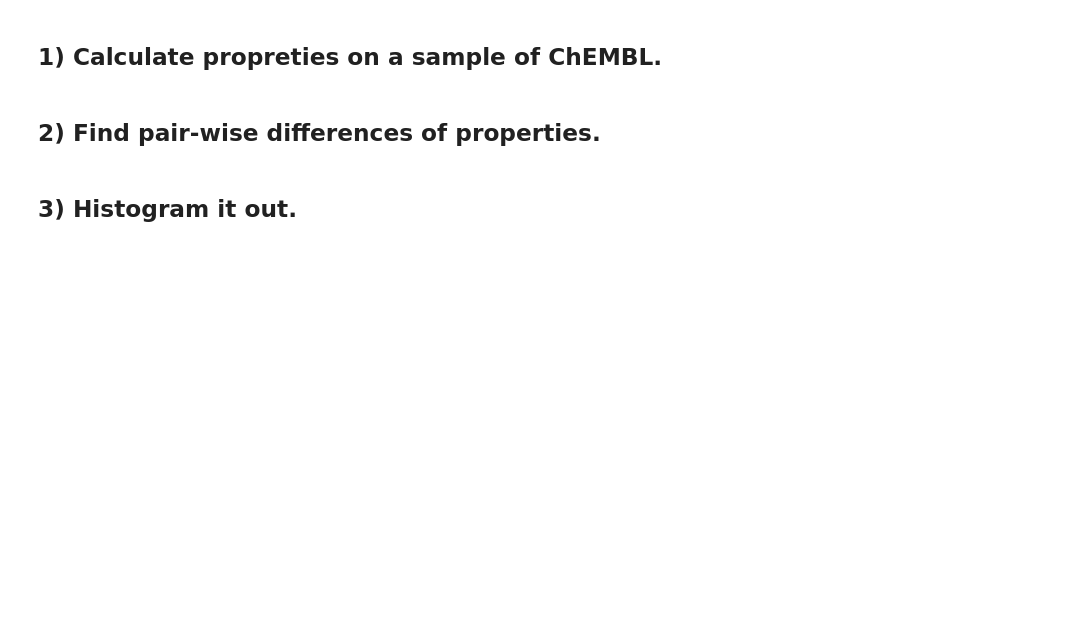
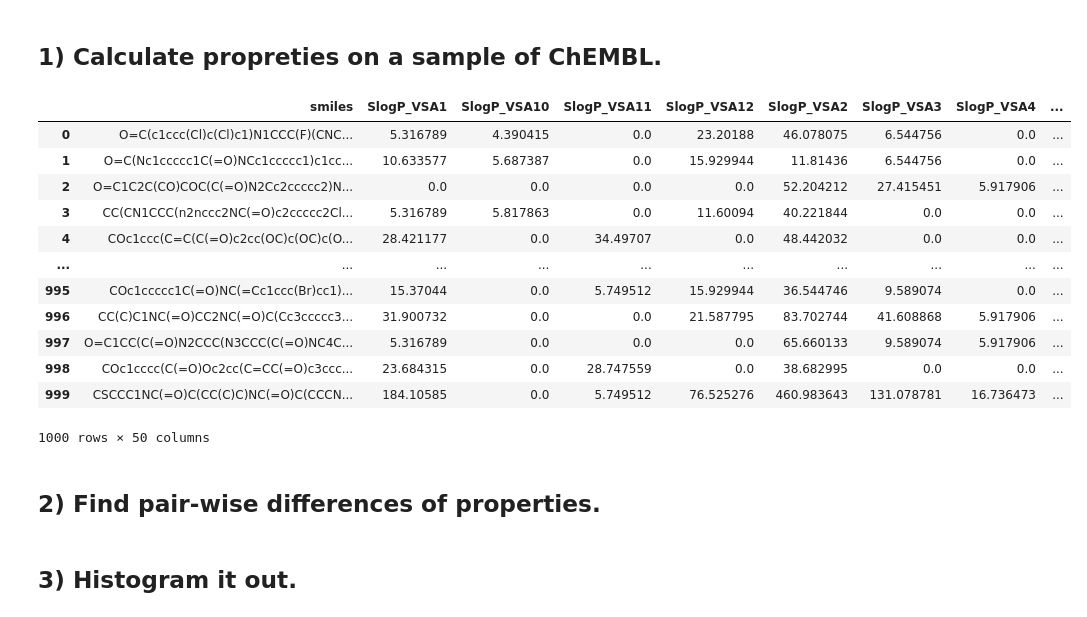
Before and after one commit to katfish666/SALSA, a Jupyter notebook: notebooks_00_data/20220424_calc_chembl_pair_props.ipynb, the cells around one changed output. Saved outputs shown, nothing was run; the diff lists cells and outputs as text; code cells hidden in the pictures; blank space fills up the shorter version.

```diff
--- a/notebooks_00_data/20220424_calc_chembl_pair_props.ipynb
+++ b/notebooks_00_data/20220424_calc_chembl_pair_props.ipynb
@@ -53,3 +56,19 @@ for i,smi in tqdm(enumerate(df.smiles),total=len(df)):
 # display(df_props)
 df_temp = df_props.set_index('smiles')
 props_dict = df_temp.to_dict('index')
+# %%
+df_props
+# %% [output]
+|  | smiles | SlogP_VSA1 | SlogP_VSA10 | SlogP_VSA11 | SlogP_VSA12 | SlogP_VSA2 | SlogP_VSA3 | SlogP_VSA4 | ... |
+| 0 | O=C(c1ccc(Cl)c(Cl)c1)N1CCC(F)(CNC... | 5.316789 | 4.390415 | 0.0 | 23.20188 | 46.078075 | 6.544756 | 0.0 | ... |
+| 1 | O=C(Nc1ccccc1C(=O)NCc1ccccc1)c1cc... | 10.633577 | 5.687387 | 0.0 | 15.929944 | 11.81436 | 6.544756 | 0.0 | ... |
+| 2 | O=C1C2C(CO)COC(C(=O)N2Cc2ccccc2)N... | 0.0 | 0.0 | 0.0 | 0.0 | 52.204212 | 27.415451 | 5.917906 | ... |
+| 3 | CC(CN1CCC(n2nccc2NC(=O)c2ccccc2Cl... | 5.316789 | 5.817863 | 0.0 | 11.60094 | 40.221844 | 0.0 | 0.0 | ... |
+| 4 | COc1ccc(C=C(C(=O)c2cc(OC)c(OC)c(O... | 28.421177 | 0.0 | 34.49707 | 0.0 | 48.442032 | 0.0 | 0.0 | ... |
+| ... | ... | ... | ... | ... | ... | ... | ... | ... | ... |
+| 995 | COc1ccccc1C(=O)NC(=Cc1ccc(Br)cc1)... | 15.37044 | 0.0 | 5.749512 | 15.929944 | 36.544746 | 9.589074 | 0.0 | ... |
+| 996 | CC(C)C1NC(=O)CC2NC(=O)C(Cc3ccccc3... | 31.900732 | 0.0 | 0.0 | 21.587795 | 83.702744 | 41.608868 | 5.917906 | ... |
+| 997 | O=C1CC(C(=O)N2CCC(N3CCC(C(=O)NC4C... | 5.316789 | 0.0 | 0.0 | 0.0 | 65.660133 | 9.589074 | 5.917906 | ... |
+| 998 | COc1cccc(C(=O)Oc2cc(C=CC(=O)c3ccc... | 23.684315 | 0.0 | 28.747559 | 0.0 | 38.682995 | 0.0 | 0.0 | ... |
+| 999 | CSCCC1NC(=O)C(CC(C)C)NC(=O)C(CCCN... | 184.10585 | 0.0 | 5.749512 | 76.525276 | 460.983643 | 131.078781 | 16.736473 | ... |
+1000 rows × 50 columns
```
Also changed, not shown: parts of 3 cells of this notebook.
